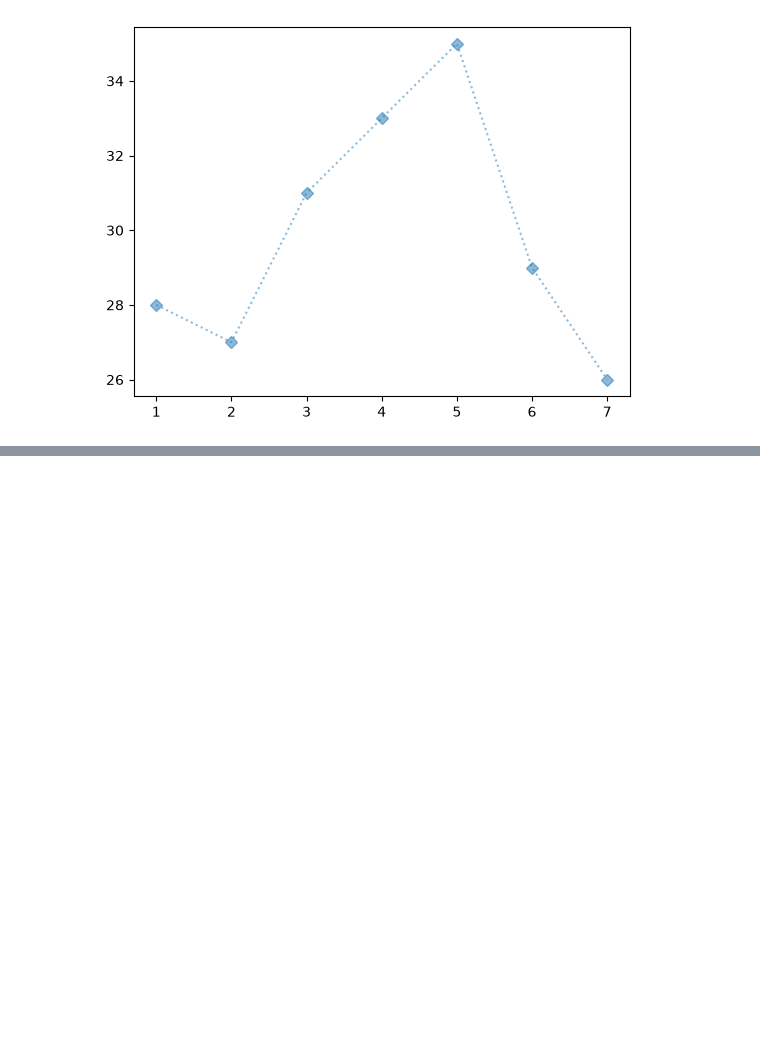
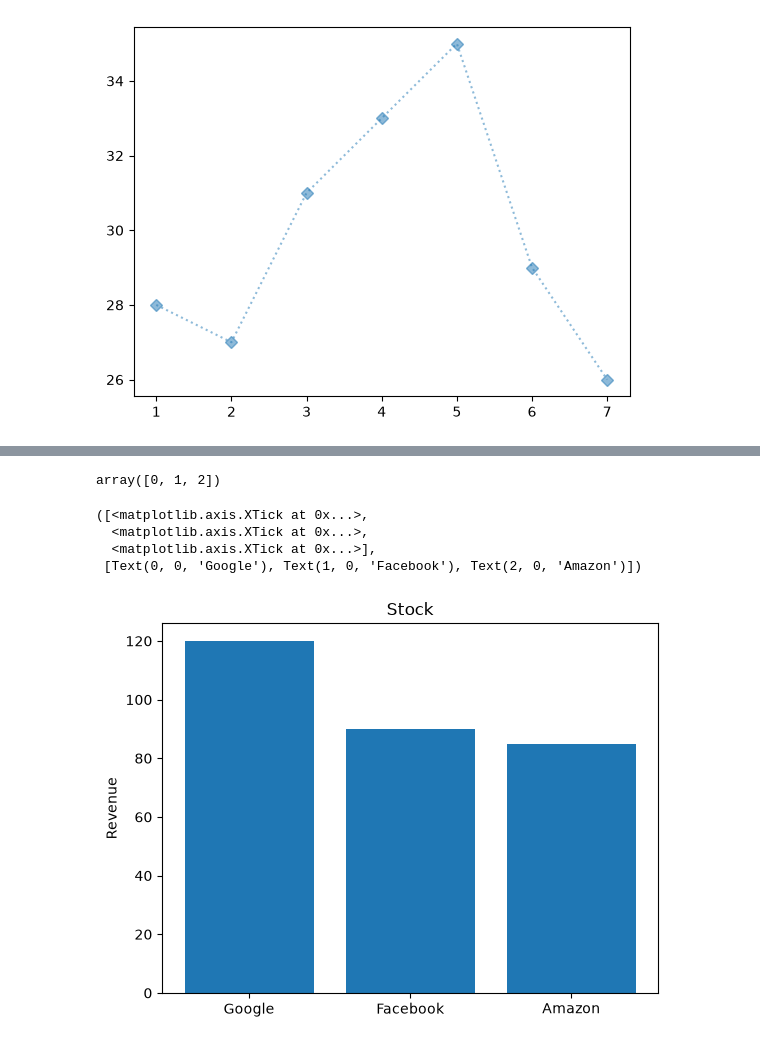
Before and after one commit to marshaale/learn-matplotlib, a Jupyter notebook: notebook.ipynb, the cells around one changed output, grey strips where cells are left out. Cells and saved outputs as stored; diff of their text form; code cells hidden in the pictures; blank space fills up the shorter version.

```diff
--- a/notebook.ipynb
+++ b/notebook.ipynb
@@ -50,0 +51,19 @@ plt.grid()
+# %%
+companies = ['Google','Facebook','Amazon']
+revenues = [120,90,85]
+# %%
+xpos = np.arange(len(companies))
+xpos
+# %% [output]
+array([0, 1, 2])
+# %%
+plt.title("Stock")
+plt.ylabel("Revenue")
+plt.bar(xpos,revenues)
+plt.xticks(xpos,companies)
+# %% [output]
+([<matplotlib.axis.XTick at 0x...>,
+  <matplotlib.axis.XTick at 0x...>,
+  <matplotlib.axis.XTick at 0x...>],
+ [Text(0, 0, 'Google'), Text(1, 0, 'Facebook'), Text(2, 0, 'Amazon')])
+[figure, added]
```
Also changed, not shown: parts of 1 cell of this notebook, 1 other file.
